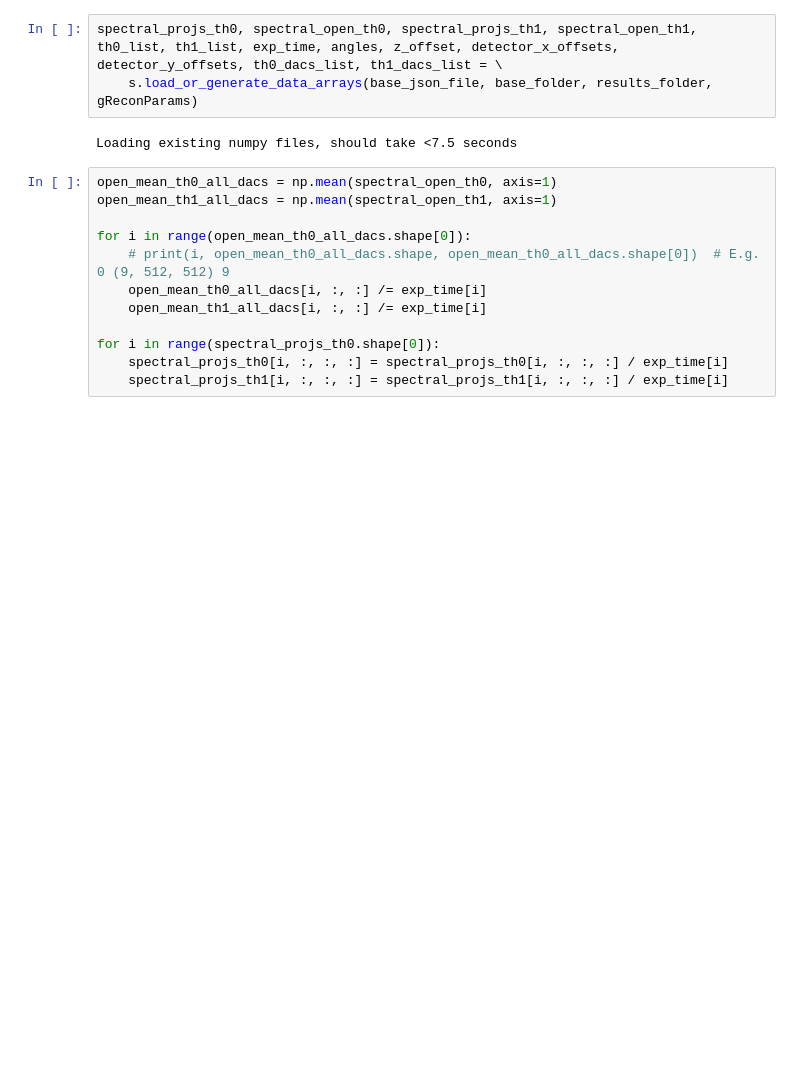
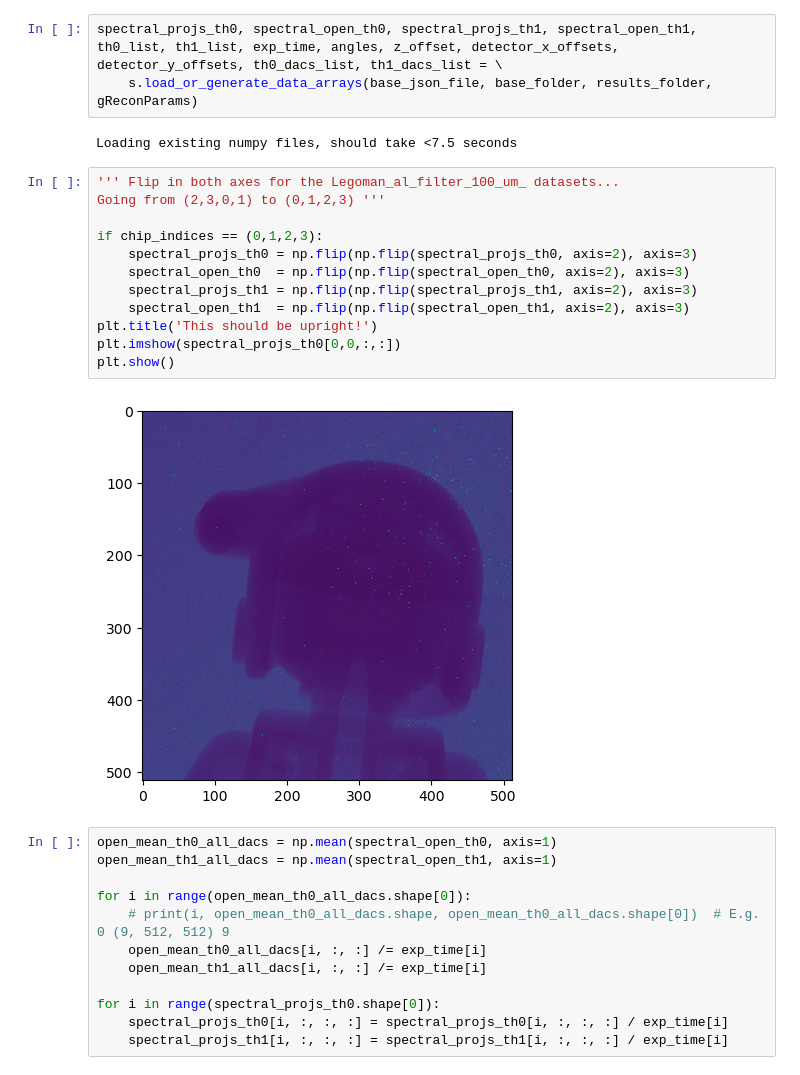
Before and after one commit to navrit/TIGRE, a Jupyter notebook: Python/demos/recon.ipynb, the cells around one changed output. Cells and saved outputs as stored; diff of their text form; blank space fills up the shorter version.

```diff
--- a/Python/demos/recon.ipynb
+++ b/Python/demos/recon.ipynb
@@ -130,6 +132,20 @@ spectral_projs_th0, spectral_open_th0, spectral_projs_th1, spectral_open_th1, th
     s.load_or_generate_data_arrays(base_json_file, base_folder, results_folder, gReconParams)
 # %% [output]
 Loading existing numpy files, should take <7.5 seconds
+# %%
+''' Flip in both axes for the Legoman_al_filter_100_um_ datasets...
+Going from (2,3,0,1) to (0,1,2,3) '''
+
+if chip_indices == (0,1,2,3):
+    spectral_projs_th0 = np.flip(np.flip(spectral_projs_th0, axis=2), axis=3)
+    spectral_open_th0  = np.flip(np.flip(spectral_open_th0, axis=2), axis=3)
+    spectral_projs_th1 = np.flip(np.flip(spectral_projs_th1, axis=2), axis=3)
+    spectral_open_th1  = np.flip(np.flip(spectral_open_th1, axis=2), axis=3)
+plt.title('This should be upright!')
+plt.imshow(spectral_projs_th0[0,0,:,:])
+plt.show()
+# %% [output]
+[figure, added]
 # %%
 open_mean_th0_all_dacs = np.mean(spectral_open_th0, axis=1)
 open_mean_th1_all_dacs = np.mean(spectral_open_th1, axis=1)
```
Also changed, not shown: parts of 6 cells of this notebook, 2 other files.
